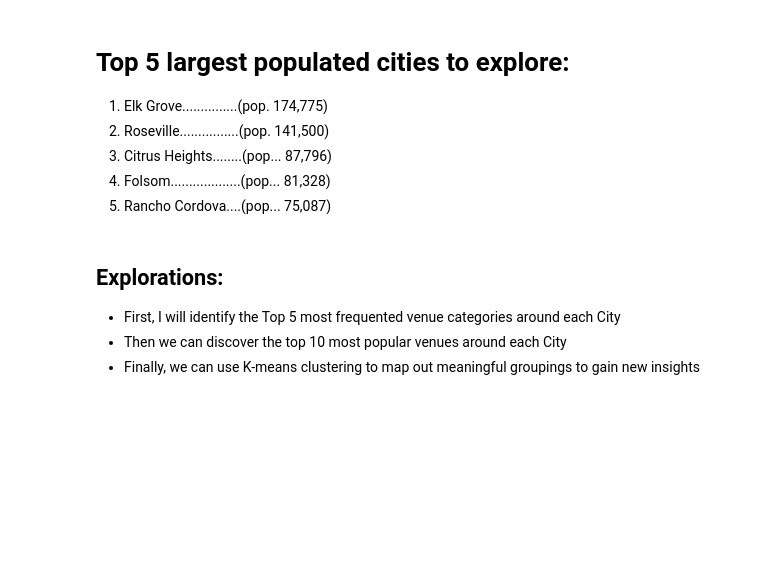
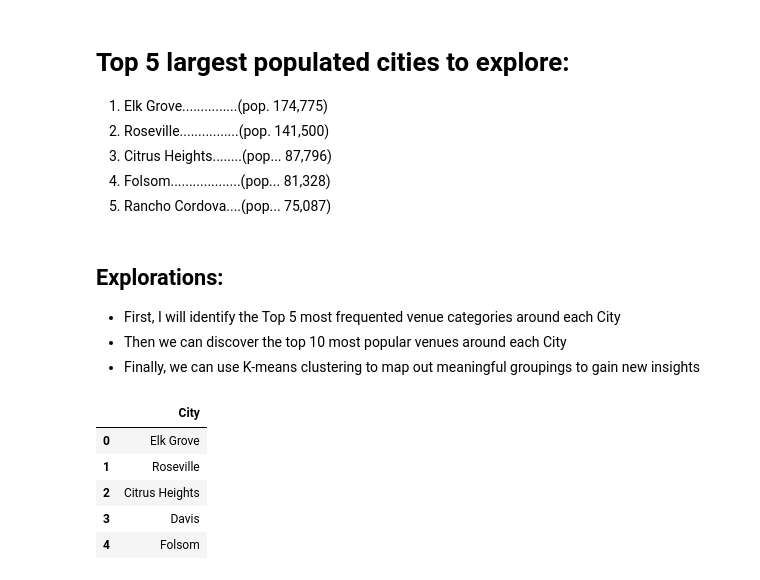
Before and after one commit to mkchrist/Coursera_Capstone, a Jupyter notebook: Week 5 Assignment: Battle of the Neighborhoods.ipynb, the cells around one changed output. Drawn from its saved outputs; the diff is of its cells as text; code cells hidden in the pictures; blank space fills up the shorter version.

```diff
--- a/Week 5 Assignment: Battle of the Neighborhoods.ipynb
+++ b/Week 5 Assignment: Battle of the Neighborhoods.ipynb
@@ -769,3 +773,18 @@ ax.set(ylabel="Median Family Income")
 - First, I will identify the Top 5 most frequented venue categories around each City
 - Then we can discover the top 10 most popular venues around each City
 - Finally, we can use K-means clustering to map out meaningful groupings to gain new insights
+# %%
+
+body = client_bc9e2ea9ed334541b53ed28bd585cd05.get_object(Bucket='applieddatasciencecapstoneproject-donotdelete-pr-c7ardu3bm1b4ka',Key='Cities.csv')['Body']
+# add missing __iter__ method, so pandas accepts body as file-like object
+if not hasattr(body, "__iter__"): body.__iter__ = types.MethodType( __iter__, body )
+
+df2 = pd.read_csv(body)
+df2.head()
+# %% [output]
+|  | City |
+| 0 | Elk Grove |
+| 1 | Roseville |
+| 2 | Citrus Heights |
+| 3 | Davis |
+| 4 | Folsom |
```
Also changed, not shown: parts of 5 cells of this notebook.
